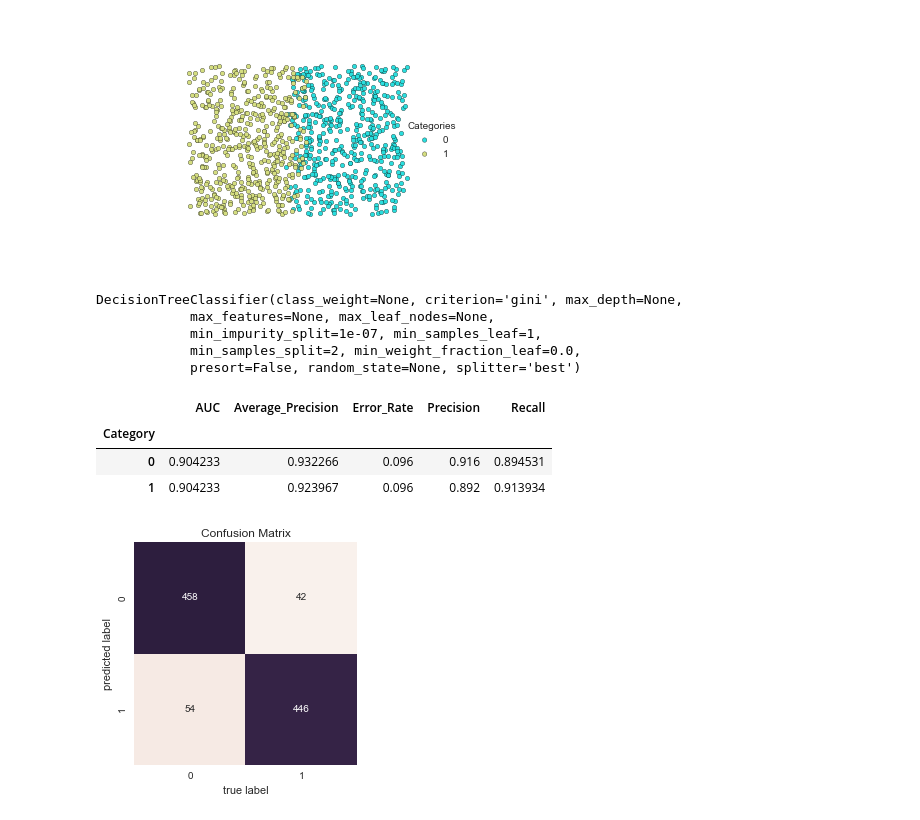
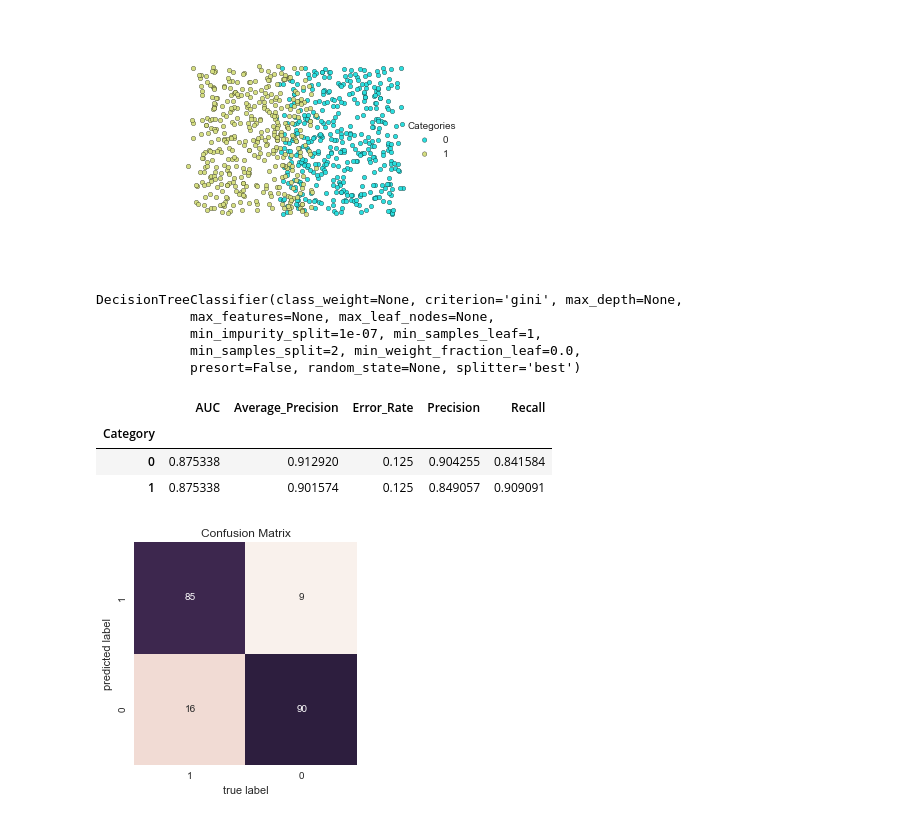
Before and after one commit to KnowledgeLab/augmentedintelligence, a Jupyter notebook: 1-Augmented-Intelligence/1-Augmented-Intelligence.ipynb, the cells around one changed output. Cells and saved outputs as stored; diff of their text form; code cells hidden in the pictures.

```diff
--- a/1-Augmented-Intelligence/1-Augmented-Intelligence.ipynb
+++ b/1-Augmented-Intelligence/1-Augmented-Intelligence.ipynb
@@ -20,6 +10,13 @@ testDF = ai.andSplit(.2)
+# %%
+noise = .2
+
+#dfTrain, dfTest = ai.trainTestSplit(ai.random())
+dfTrain, dfTest = ai.trainTestSplit(ai.andSplit(noise))
+#dfTrain, dfTest = ai.trainTestSplit(ai.xorSplit(noise))
+#dfTrain, dfTest = ai.trainTestSplit(ai.targetSplit(noise))
 # %%
-ai.plotter(df)
+ai.plotter(dfTrain)
 # %% [output]
-[figure, old version]
+[figure, new version]
 # %%
 clf = sklearn.tree.DecisionTreeClassifier()
@@ -26,5 +25,5 @@ clf = sklearn.tree.DecisionTreeClassifier()
 # %%
-clf.fit(np.stack(df['vect'], axis=0), df['category'])
+clf.fit(np.stack(dfTrain['vect'], axis=0), dfTrain['category'])
 # %% [output]
 DecisionTreeClassifier(class_weight=None, criterion='gini', max_depth=None,
             max_features=None, max_leaf_nodes=None,
@@ -32,10 +31,10 @@ DecisionTreeClassifier(class_weight=None, criterion='gini', max_depth=None,
             min_samples_split=2, min_weight_fraction_leaf=0.0,
             presort=False, random_state=None, splitter='best')
 # %%
-ai.evaluateClassifier(clf, testDF)
+ai.evaluateClassifier(clf, dfTest)
 # %% [output]
 |  | AUC | Average_Precision | Error_Rate | Precision | Recall |
 | Category |  |  |  |  |  |
-| 0 | 0.904233 | 0.932266 | 0.096 | 0.916 | 0.894531 |
-| 1 | 0.904233 | 0.923967 | 0.096 | 0.892 | 0.913934 |
+| 0 | 0.875338 | 0.912920 | 0.125 | 0.904255 | 0.841584 |
+| 1 | 0.875338 | 0.901574 | 0.125 | 0.849057 | 0.909091 |
 # %%
```
Also changed, not shown: parts of 13 cells of this notebook, 3 other files.
